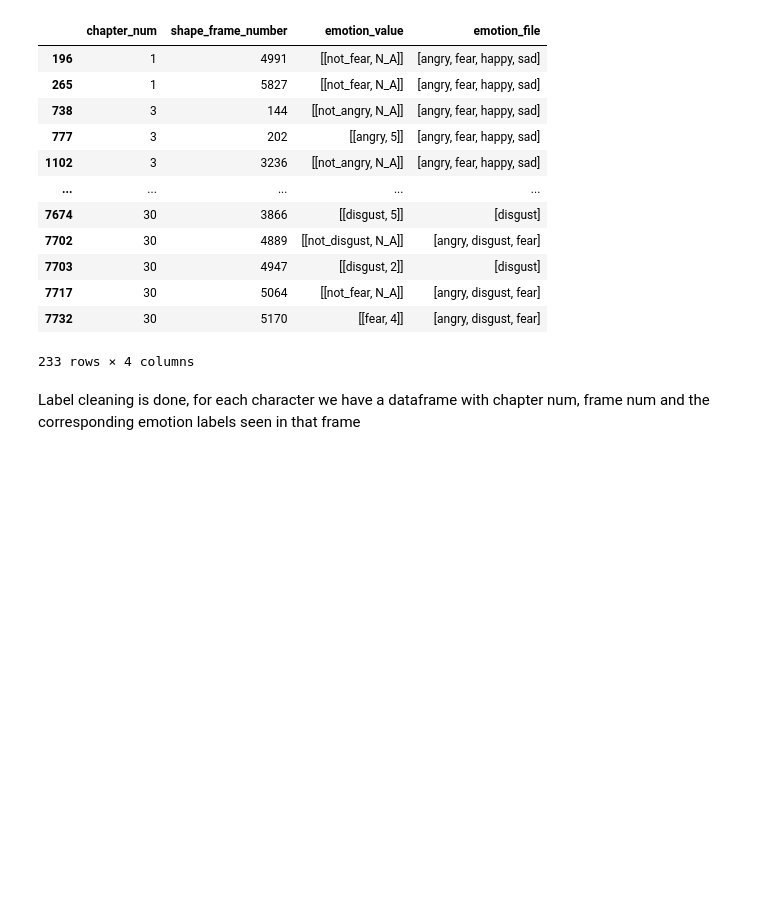
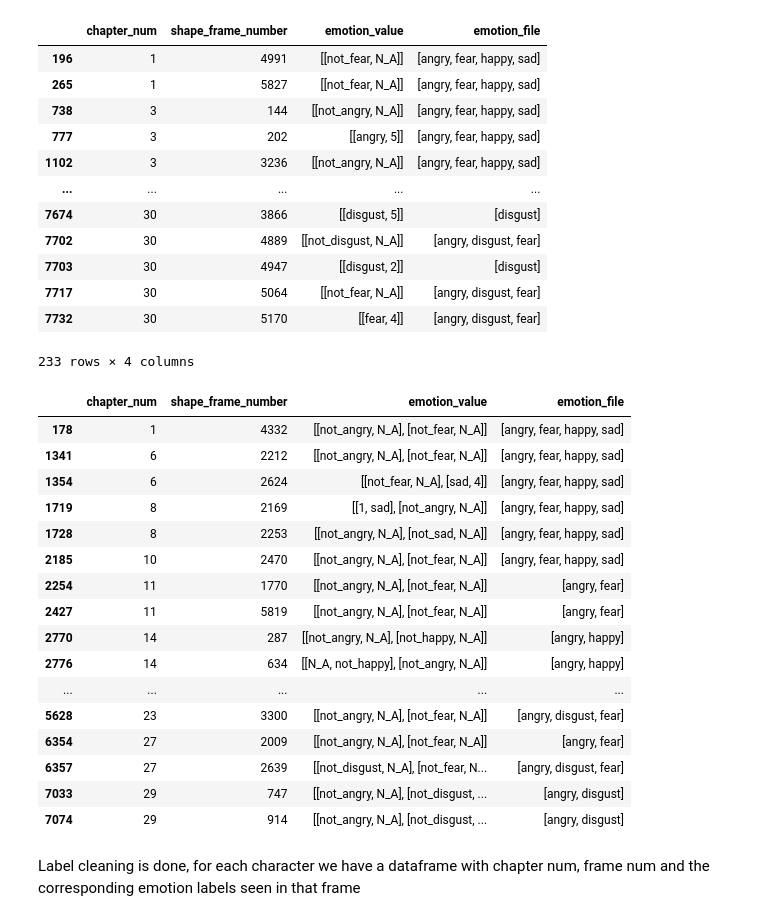
Before and after one commit to SteinwayThor/eeg-features-movies, a Jupyter notebook: EDA_and_Data_Extraction.ipynb, the cells around one changed output. Cells and saved outputs as stored; diff of their text form; code cells hidden in the pictures; blank space fills up the shorter version.

Commit message:
minor commit, show getting frames with 2 labels attached to it

```diff
--- a/EDA_and_Data_Extraction.ipynb
+++ b/EDA_and_Data_Extraction.ipynb
@@ -584,6 +584,26 @@ james_df_grouped[james_df_grouped.emotion_value.apply(lambda x: len(x))==1]
 | 7717 | 30 | 5064 | [[not_fear, N_A]] | [angry, disgust, fear] |
 | 7732 | 30 | 5170 | [[fear, 4]] | [angry, disgust, fear] |
 233 rows × 4 columns
+# %%
+james_df_grouped[james_df_grouped.emotion_value.apply(lambda x: len(x))==2]
+# %% [output]
+|  | chapter_num | shape_frame_number | emotion_value | emotion_file |
+| 178 | 1 | 4332 | [[not_angry, N_A], [not_fear, N_A]] | [angry, fear, happy, sad] |
+| 1341 | 6 | 2212 | [[not_angry, N_A], [not_fear, N_A]] | [angry, fear, happy, sad] |
+| 1354 | 6 | 2624 | [[not_fear, N_A], [sad, 4]] | [angry, fear, happy, sad] |
+| 1719 | 8 | 2169 | [[1, sad], [not_angry, N_A]] | [angry, fear, happy, sad] |
+| 1728 | 8 | 2253 | [[not_angry, N_A], [not_sad, N_A]] | [angry, fear, happy, sad] |
+| 2185 | 10 | 2470 | [[not_angry, N_A], [not_fear, N_A]] | [angry, fear, happy, sad] |
+| 2254 | 11 | 1770 | [[not_angry, N_A], [not_fear, N_A]] | [angry, fear] |
+| 2427 | 11 | 5819 | [[not_angry, N_A], [not_fear, N_A]] | [angry, fear] |
+| 2770 | 14 | 287 | [[not_angry, N_A], [not_happy, N_A]] | [angry, happy] |
+| 2776 | 14 | 634 | [[N_A, not_happy], [not_angry, N_A]] | [angry, happy] |
+| ... | ... | ... | ... | ... |
+| 5628 | 23 | 3300 | [[not_angry, N_A], [not_fear, N_A]] | [angry, disgust, fear] |
+| 6354 | 27 | 2009 | [[not_angry, N_A], [not_fear, N_A]] | [angry, fear] |
+| 6357 | 27 | 2639 | [[not_disgust, N_A], [not_fear, N... | [angry, disgust, fear] |
+| 7033 | 29 | 747 | [[not_angry, N_A], [not_disgust, ... | [angry, disgust] |
+| 7074 | 29 | 914 | [[not_angry, N_A], [not_disgust, ... | [angry, disgust] |
 # %% [markdown]
 Label cleaning is done, for each character we have a dataframe with
 chapter num, frame num and the corresponding emotion labels seen in that frame
```
